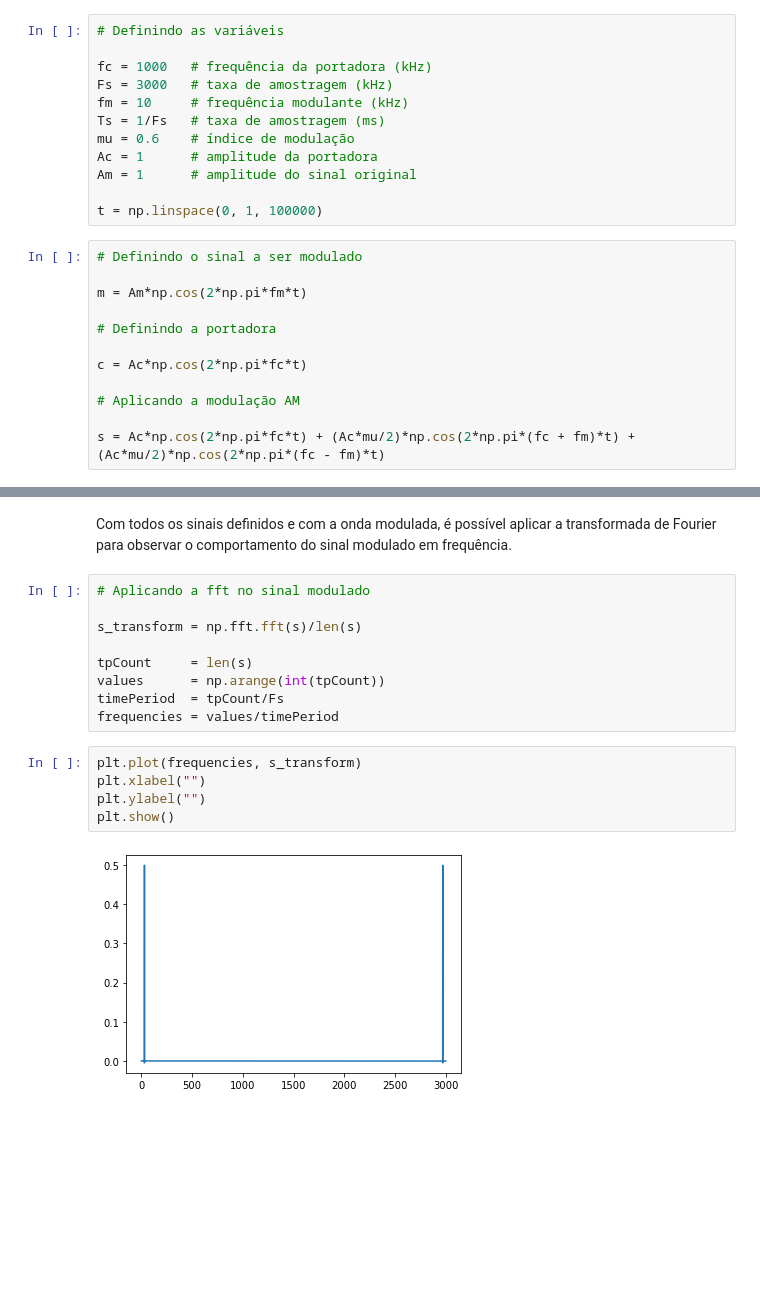
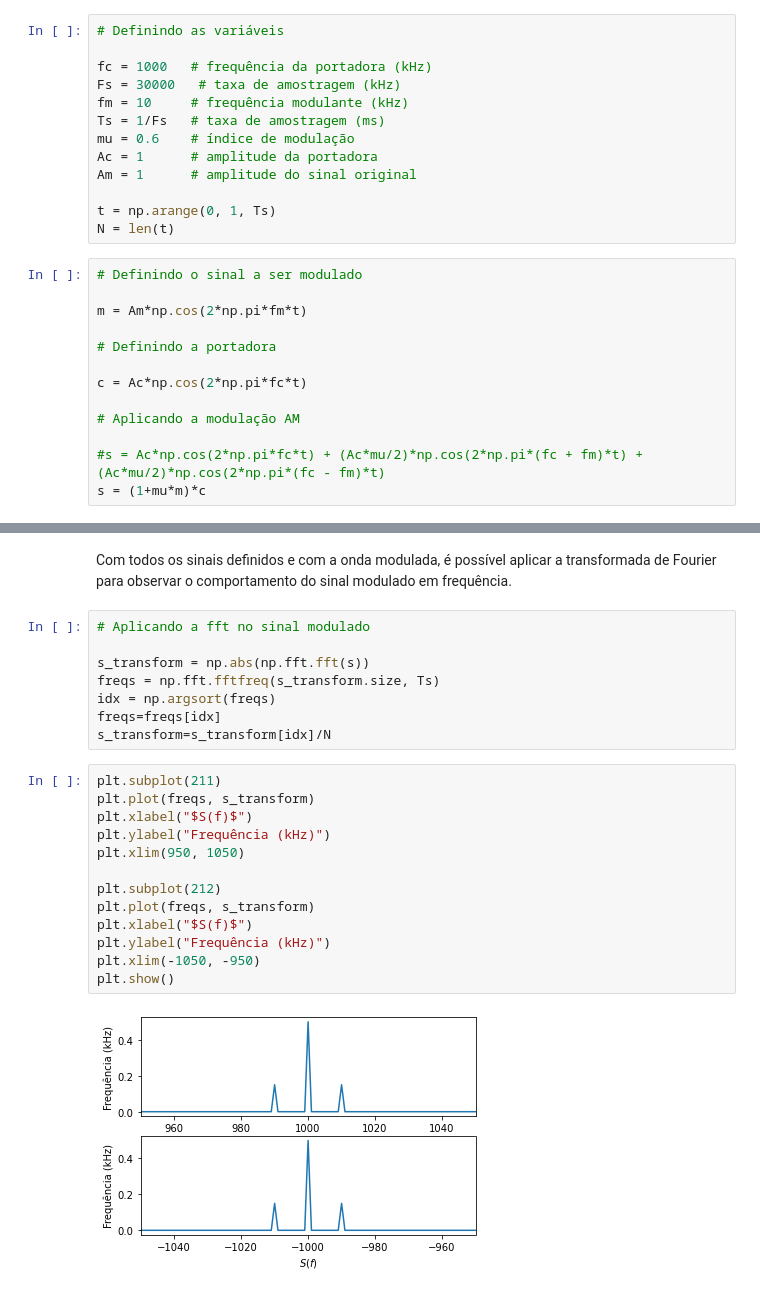
Before and after one commit to BrunoSantAnna/Modulacao-AM-SEL0360, a Jupyter notebook: Trabalho 1/Modulacao AM.ipynb, the cells around one changed output, grey strips where cells are left out. Saved outputs shown, nothing was run; the diff lists cells and outputs as text; blank space fills up the shorter version.

```diff
--- a/Trabalho 1/Modulacao AM.ipynb
+++ b/Trabalho 1/Modulacao AM.ipynb
@@ -33,14 +33,15 @@ Onde $\mu$ é o índice de modulação dado por $\mu = A_m \cdot K_a$
 # Definindo as variáveis
 
 fc = 1000   # frequência da portadora (kHz)
-Fs = 3000   # taxa de amostragem (kHz)
+Fs = 30000   # taxa de amostragem (kHz)
 fm = 10     # frequência modulante (kHz)
 Ts = 1/Fs   # taxa de amostragem (ms)
 mu = 0.6    # índice de modulação
 Ac = 1      # amplitude da portadora
 Am = 1      # amplitude do sinal original
 
-t = np.linspace(0, 1, 100000)
+t = np.arange(0, 1, Ts)
+N = len(t)
 # %%
 # Definindo o sinal a ser modulado
 
@@ -52,7 +53,8 @@ c = Ac*np.cos(2*np.pi*fc*t)
 
 # Aplicando a modulação AM
 
-s = Ac*np.cos(2*np.pi*fc*t) + (Ac*mu/2)*np.cos(2*np.pi*(fc + fm)*t) + (Ac*mu/2)*np.cos(2*np.pi*(fc - fm)*t)
+#s = Ac*np.cos(2*np.pi*fc*t) + (Ac*mu/2)*np.cos(2*np.pi*(fc + fm)*t) + (Ac*mu/2)*np.cos(2*np.pi*(fc - fm)*t)
+s = (1+mu*m)*c
 # %%
 # Mostrando os resultados da modulação
 
@@ -80,19 +82,26 @@ plt.show()
 [figure]
 # %% [markdown]
 Com todos os sinais definidos e com a onda modulada, é possível aplicar a transformada de Fourier para observar o comportamento do sinal modulado em frequência.
-# %%
-# Aplicando a fft no sinal modulado
-
-s_transform = np.fft.fft(s)/len(s)
-
-tpCount     = len(s)
-values      = np.arange(int(tpCount))
-timePeriod  = tpCount/Fs
-frequencies = values/timePeriod
-# %%
-plt.plot(frequencies, s_transform)
-plt.xlabel("")
-plt.ylabel("")
-plt.show()
-# %% [output]
-[figure, removed]
+# %%
+# Aplicando a fft no sinal modulado
+
+s_transform = np.abs(np.fft.fft(s))
+freqs = np.fft.fftfreq(s_transform.size, Ts)
+idx = np.argsort(freqs)
+freqs=freqs[idx]
+s_transform=s_transform[idx]/N
+# %%
+plt.subplot(211)
+plt.plot(freqs, s_transform)
+plt.xlabel("$S(f)$")
+plt.ylabel("Frequência (kHz)")
+plt.xlim(950, 1050)
+
+plt.subplot(212)
+plt.plot(freqs, s_transform)
+plt.xlabel("$S(f)$")
+plt.ylabel("Frequência (kHz)")
+plt.xlim(-1050, -950)
+plt.show()
+# %% [output]
+[figure, added]
```
